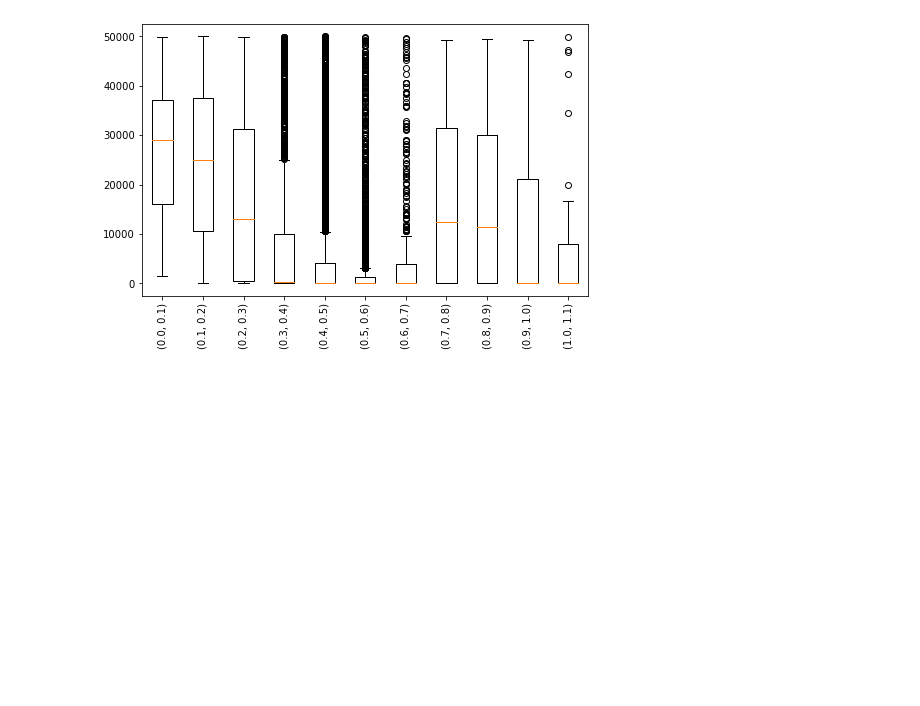
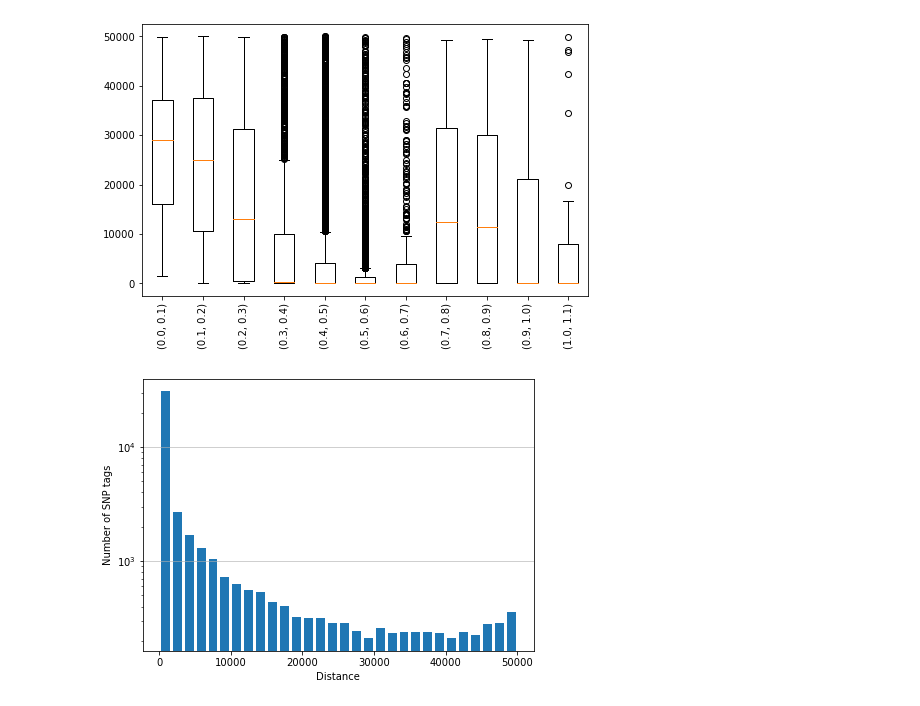
Before and after one commit to gymreklab/1000Genomes-TR-Analysis, a Jupyter notebook: phasing/tagging/tag_analysis.ipynb, the cells around one changed output. Saved outputs shown, nothing was run; the diff lists cells and outputs as text; code cells hidden in the pictures; blank space fills up the shorter version.

```diff
--- a/phasing/tagging/tag_analysis.ipynb
+++ b/phasing/tagging/tag_analysis.ipynb
@@ -148,3 +147,18 @@ ax.set_xticklabels(keys,rotation='vertical')
  Text(10, 0, '(0.9, 1.0)'),
  Text(11, 0, '(1.0, 1.1)')]
 [figure]
+# %%
+distances = []
+fig, ax = plt.subplots(figsize=(7, 5))
+for pop in tag_dict:
+    tags = tag_dict[pop]
+    distances.extend(list((tags['snp_pos'] - tags['str_pos']).abs()))
+
+
+ax.grid(axis='y', alpha=0.75)
+ax.hist(distances, bins=30, rwidth=0.75, log = True, bottom=0)
+ax.set_xlabel("Distance")
+ax.set_ylabel("Number of SNP tags")
+fig.savefig("pdfs/Number_vs_dist.jpg", dpi=1200)
+# %% [output]
+[figure, added]
```
Also changed, not shown: parts of 5 cells of this notebook, 3 other files.
